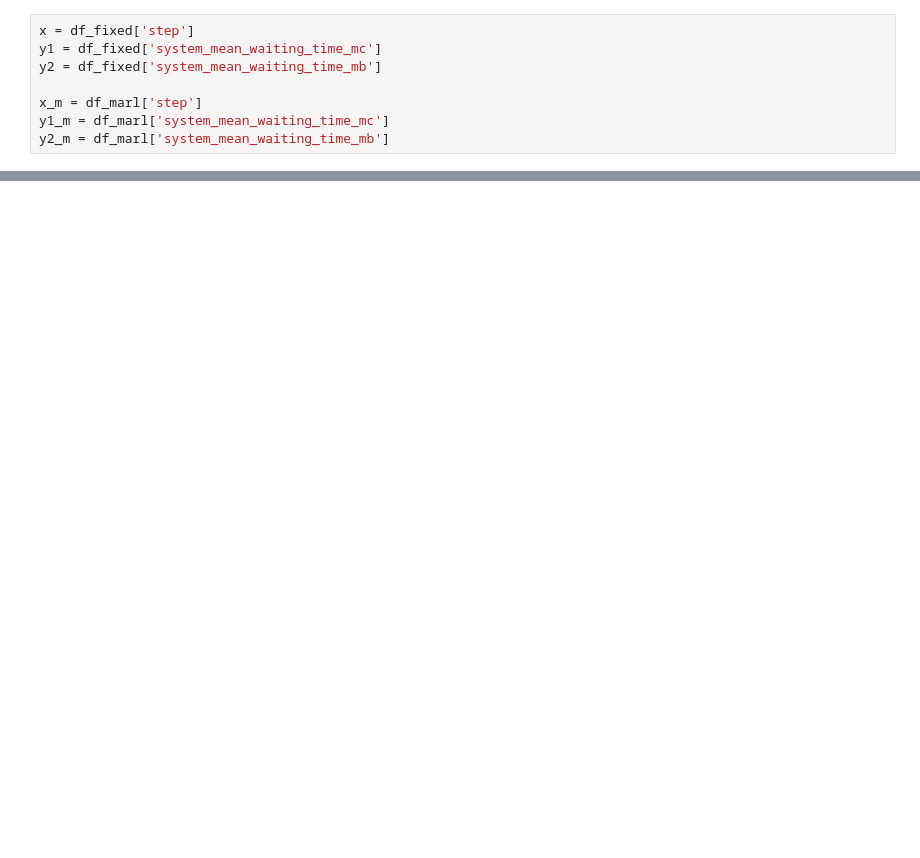
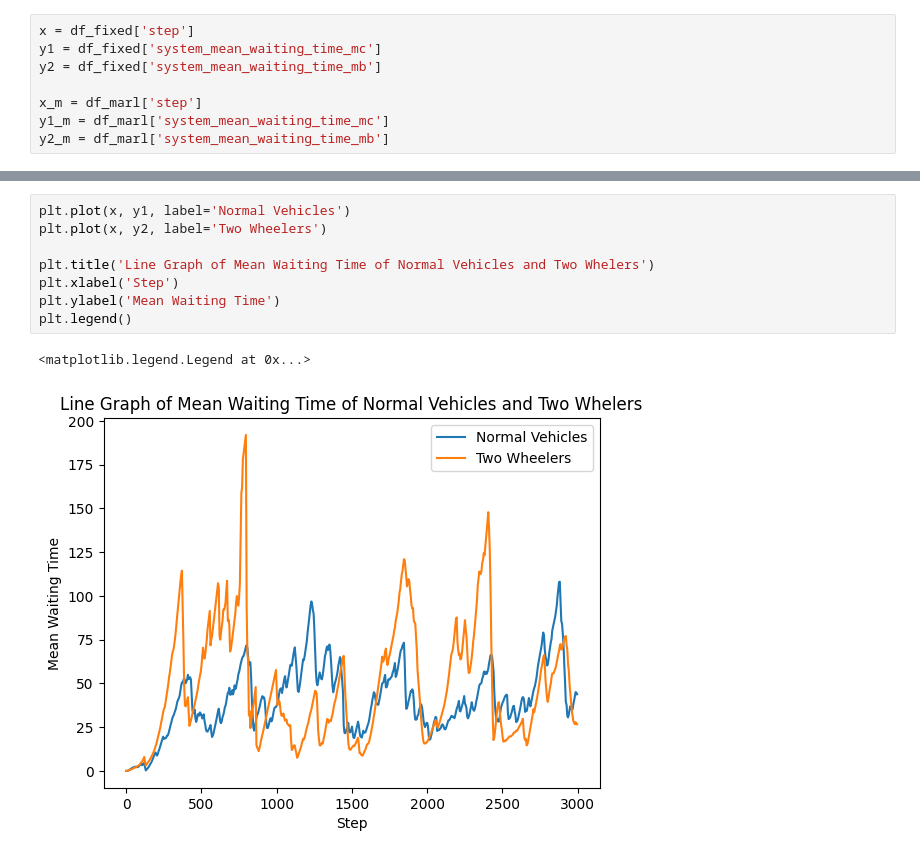
Before and after one commit to vishwajithsandaru/marl_sumo_simulation, a Jupyter notebook: util/plot.ipynb, the cells around one changed output, grey strips where cells are left out. Drawn from its saved outputs; the diff is of its cells as text; blank space fills up the shorter version.

```diff
--- a/util/plot.ipynb
+++ b/util/plot.ipynb
@@ -26 +26,12 @@ plt.legend()
+# %%
+plt.plot(x, y1, label='Normal Vehicles')
+plt.plot(x, y2, label='Two Wheelers')
+
+plt.title('Line Graph of Mean Waiting Time of Normal Vehicles and Two Whelers')
+plt.xlabel('Step')
+plt.ylabel('Mean Waiting Time')
+plt.legend()
+# %% [output]
+<matplotlib.legend.Legend at 0x...>
+[figure, added]
 # %%
```
Also changed, not shown: parts of 3 cells of this notebook, 4 other files.
